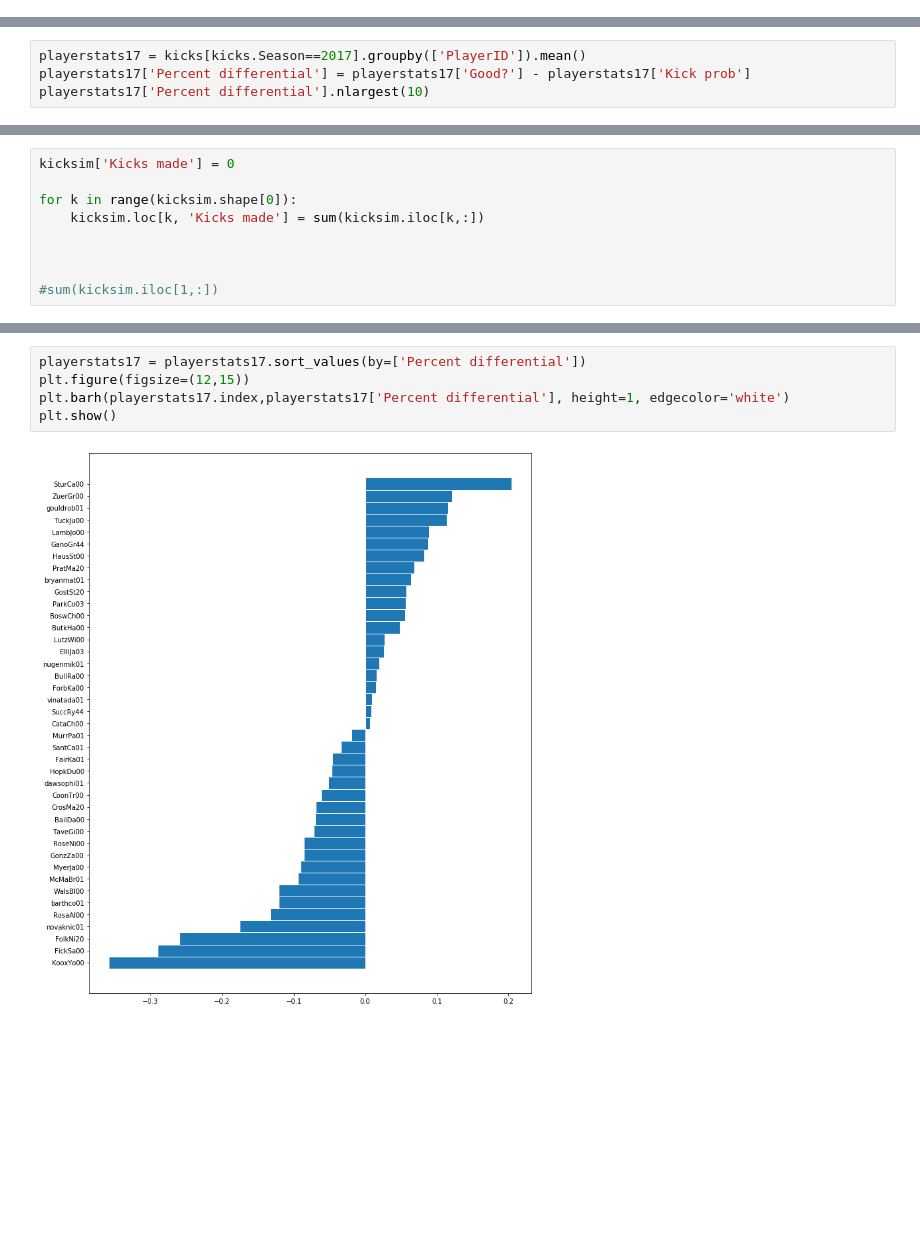
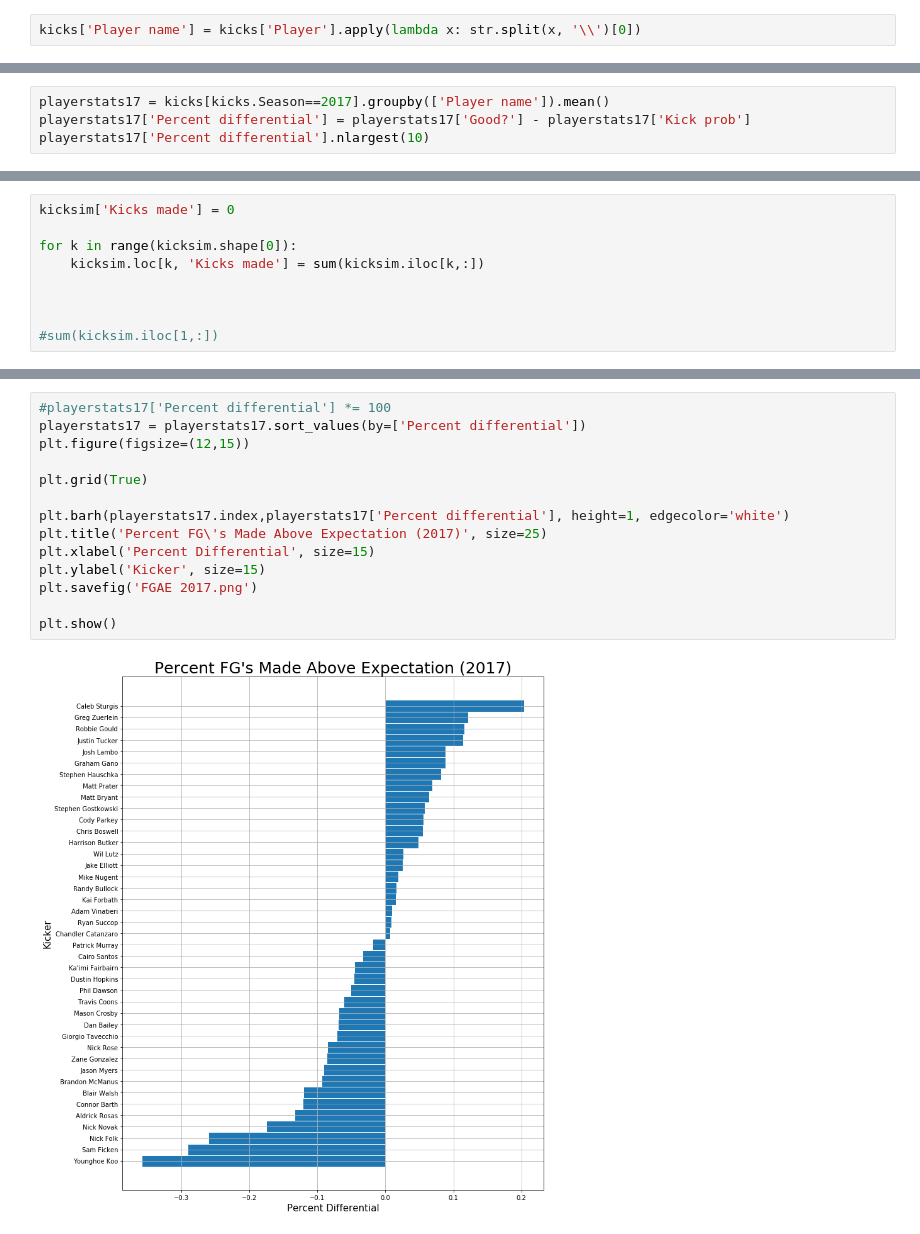
Before and after one commit to timcopelandoh/nflkickerratings, a Jupyter notebook: kicking analysis.ipynb, the cells around one changed output, grey strips where cells are left out. Saved outputs shown, nothing was run; the diff lists cells and outputs as text; blank space fills up the shorter version.

```diff
--- a/kicking analysis.ipynb
+++ b/kicking analysis.ipynb
@@ -61,3 +18,5 @@ kicks['Constant'] = 1
+# %%
+kicks['Player name'] = kicks['Player'].apply(lambda x: str.split(x, '\\')[0])
 # %%
 # Create scatter plot displaying success rate by distance of kick
 bydistance = kicks.groupby(['Dist']).mean()
@@ -261,6 +194,6 @@ LutzWi00      0.039163
 Name: Percent differential, dtype: float64
 # %%
-playerstats17 = kicks[kicks.Season==2017].groupby(['PlayerID']).mean()
+playerstats17 = kicks[kicks.Season==2017].groupby(['Player name']).mean()
 playerstats17['Percent differential'] = playerstats17['Good?'] - playerstats17['Kick prob']
 playerstats17['Percent differential'].nlargest(10)
 # %% [output]
@@ -423,7 +348,16 @@ sum(kicksim['Kicks made'] <= 8)
 # %%
+#playerstats17['Percent differential'] *= 100
 playerstats17 = playerstats17.sort_values(by=['Percent differential'])
 plt.figure(figsize=(12,15))
+
+plt.grid(True)
+
 plt.barh(playerstats17.index,playerstats17['Percent differential'], height=1, edgecolor='white')
+plt.title('Percent FG\'s Made Above Expectation (2017)', size=25)
+plt.xlabel('Percent Differential', size=15)
+plt.ylabel('Kicker', size=15)
+plt.savefig('FGAE 2017.png')
+
 plt.show()
 # %% [output]
-[figure, old version]
+[figure, new version]
```
Also changed, not shown: parts of 27 cells of this notebook, 7 other files.
